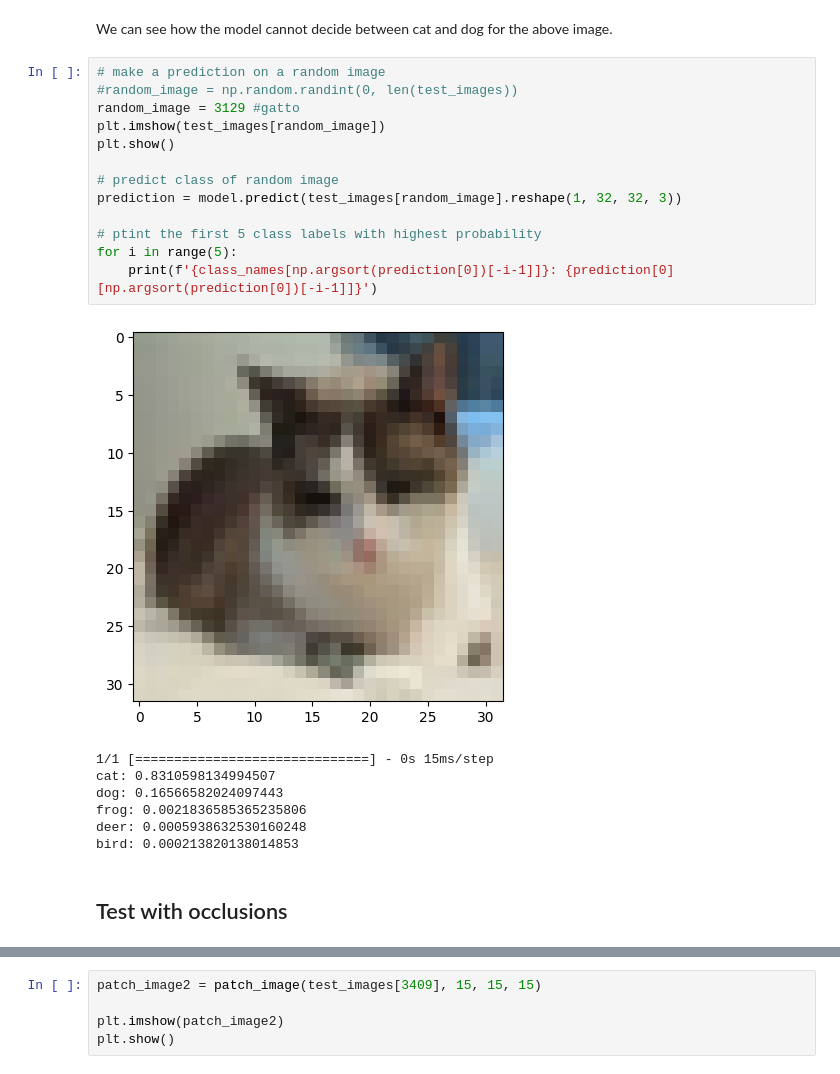
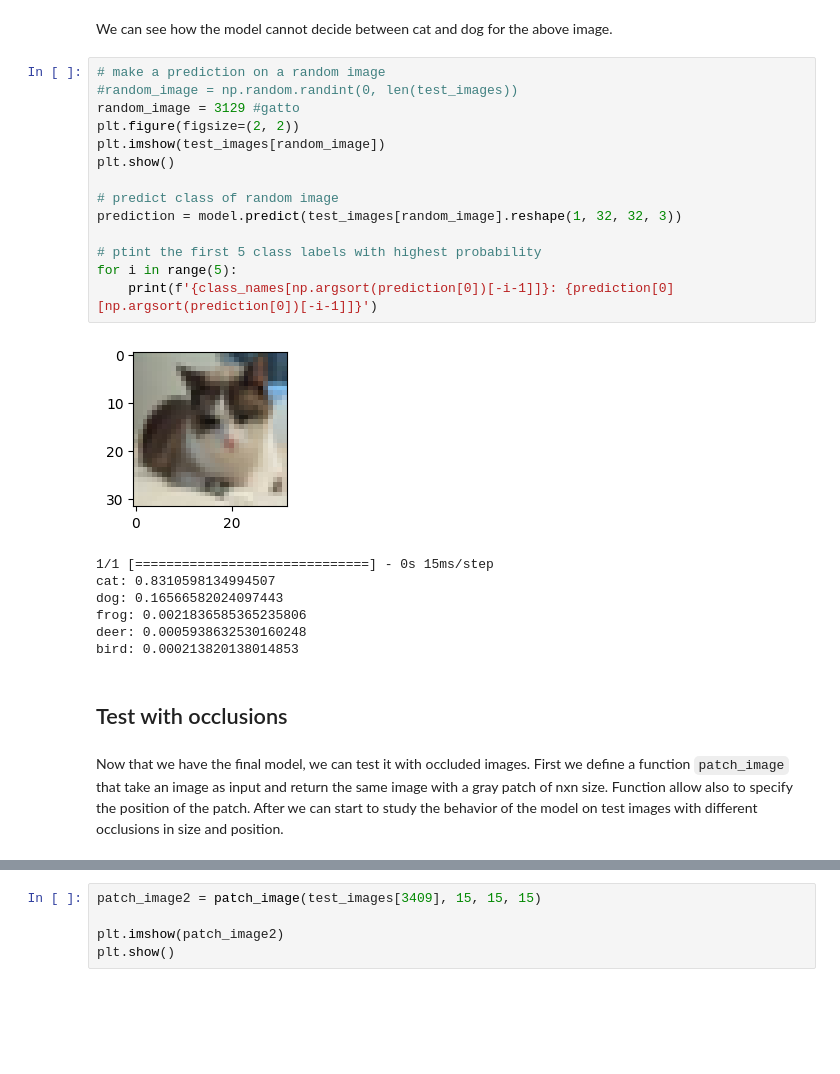
Before and after one commit to lilf4p/ispr-midterm, a Jupyter notebook: midterm3/image_classification.ipynb, the cells around one changed output, grey strips where cells are left out. Cells and saved outputs as stored; diff of their text form; blank space fills up the shorter version.

Commit message:
test with patch

```diff
--- a/midterm3/image_classification.ipynb
+++ b/midterm3/image_classification.ipynb
@@ -233,18 +233,19 @@ We can see how the model cannot decide between cat and dog for the above image.
 # %%
 # make a prediction on a random image
 #random_image = np.random.randint(0, len(test_images))
 random_image = 3129 #gatto
+plt.figure(figsize=(2, 2))
 plt.imshow(test_images[random_image])
 plt.show()
 
 # predict class of random image
 prediction = model.predict(test_images[random_image].reshape(1, 32, 32, 3))
 
 # ptint the first 5 class labels with highest probability
 for i in range(5):
     print(f'{class_names[np.argsort(prediction[0])[-i-1]]}: {prediction[0][np.argsort(prediction[0])[-i-1]]}')
 # %% [output]
-[figure, old version]
+[figure, new version]
 1/1 [==============================] - 0s 15ms/step
 cat: 0.8310598134994507
 dog: 0.16566582024097443
@@ -253,4 +254,6 @@ deer: 0.0005938632530160248
 bird: 0.000213820138014853
 # %% [markdown]
 ## Test with occlusions
+# %% [markdown]
+Now that we have the final model, we can test it with occluded images. First we define a function `patch_image` that take an image as input and return the same image with a gray patch of nxn size. Function allow also to specify the position of the patch. After we can start to study the behavior of the model on test images with different occlusions in size and position.
 # %%
```
Also changed, not shown: parts of 17 cells of this notebook.
